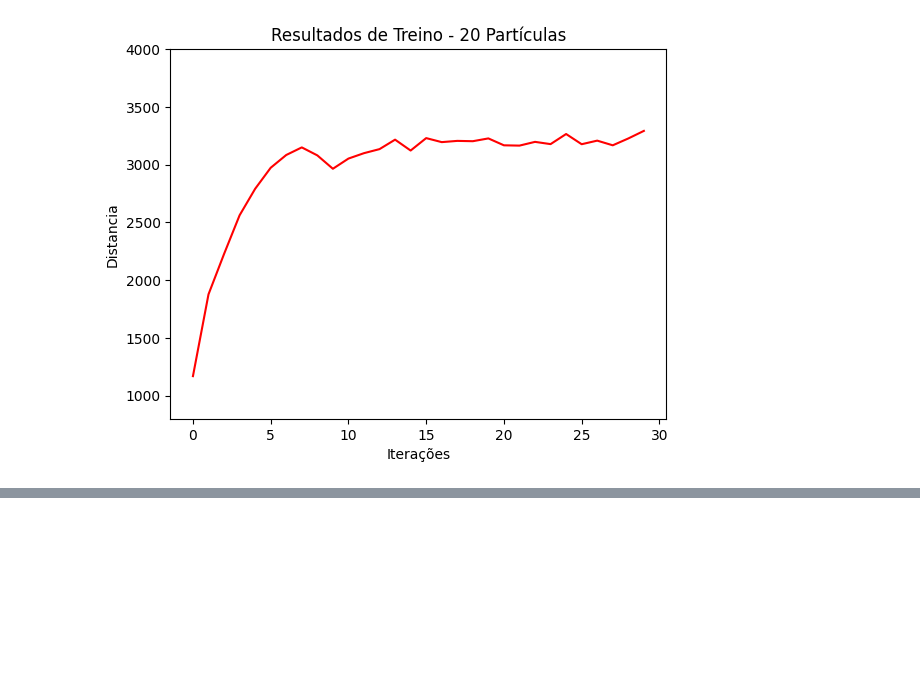
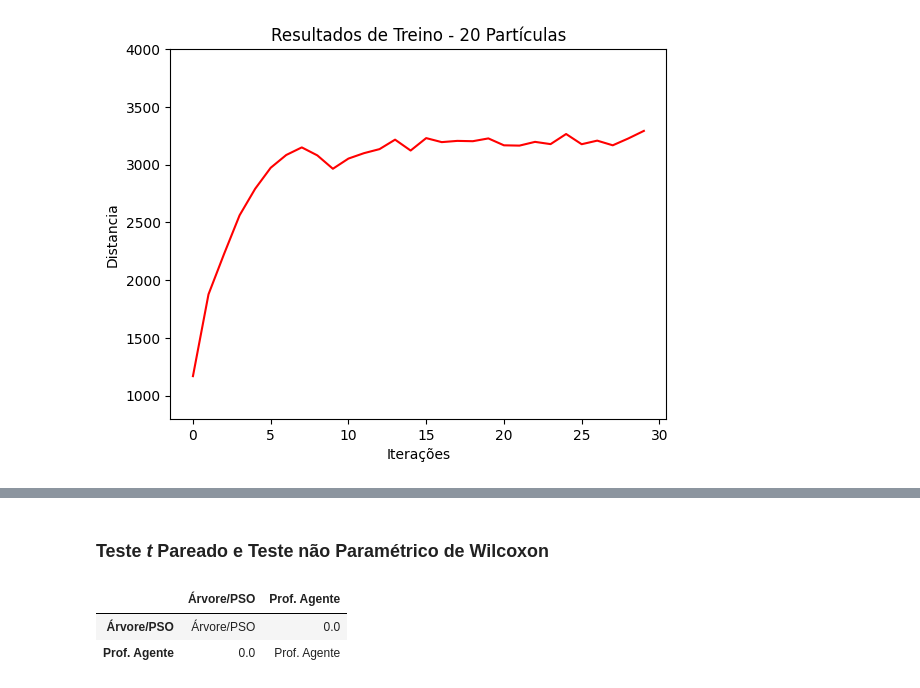
Before and after one commit to bmacerbi/Dino_Reinforcement_Learning, a Jupyter notebook: results.ipynb, the cells around one changed output, grey strips where cells are left out. Cells and saved outputs as stored; diff of their text form; code cells hidden in the pictures; blank space fills up the shorter version.

Commit message:
add testes

```diff
--- a/results.ipynb
+++ b/results.ipynb
@@ -47,0 +107,19 @@ Text(0.5, 1.0, 'Resultados de Teste com Melhor Ajuste')
+# %% [markdown]
+### Teste *t* Pareado e Teste não Paramétrico de Wilcoxon
+# %%
+from scipy import stats
+
+p_table = {'Árvore/PSO': {},
+           'Prof. Agente': {},}
+
+p_table['Árvore/PSO']['Árvore/PSO'] = 'Árvore/PSO'
+p_table['Prof. Agente']['Prof. Agente'] = 'Prof. Agente'
+p_table['Árvore/PSO']['Prof. Agente'] = stats.ttest_rel(test_results, prof_results)[1]
+p_table['Prof. Agente']['Árvore/PSO'] = stats.wilcoxon(test_results, prof_results)[1]
+
+p_df = pd.DataFrame(p_table)
+p_df
+# %% [output]
+|  | Árvore/PSO | Prof. Agente |
+| Árvore/PSO | Árvore/PSO | 0.0 |
+| Prof. Agente | 0.0 | Prof. Agente |
```
Also changed, not shown: parts of 13 cells of this notebook, 1 other file.
